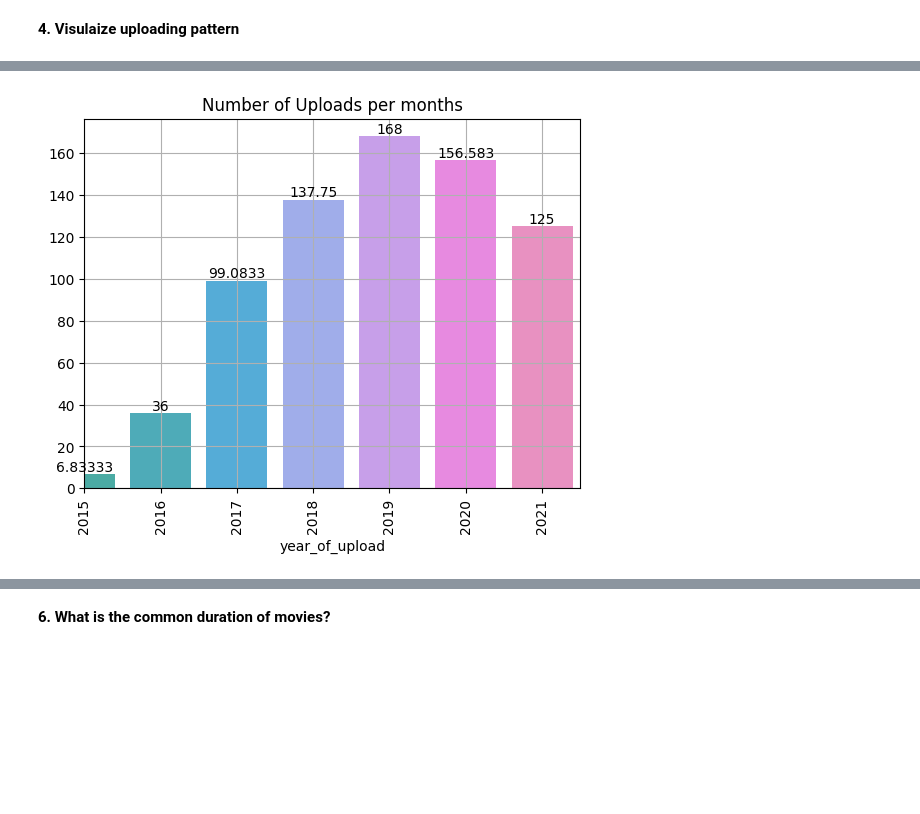
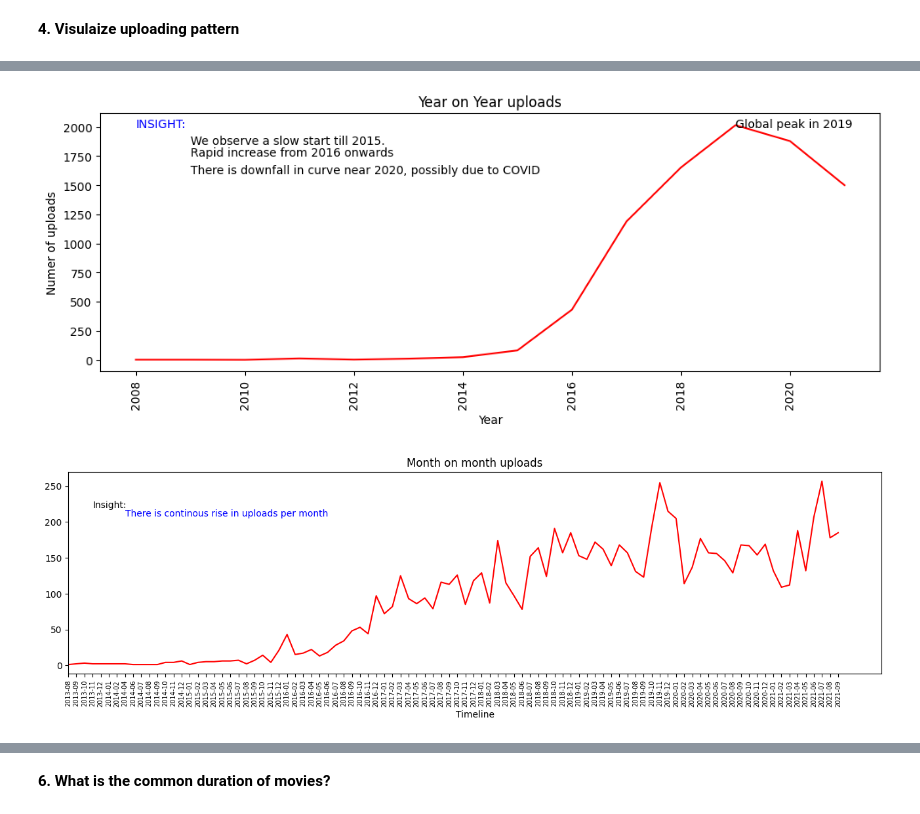
Before and after one commit to piyushmways/Decoding-OTT-plateform, a Jupyter notebook: OTT.ipynb, the cells around one changed output, grey strips where cells are left out. Cells and saved outputs as stored; diff of their text form; code cells hidden in the pictures; blank space fills up the shorter version.

```diff
--- a/OTT.ipynb
+++ b/OTT.ipynb
@@ -179,6 +192,10 @@ from datetime import datetime as dt
 ##The data type of date_added is str.
 #It will be better to convert it into datetime format
 df['date_added']=df['date_added'].astype('datetime64[ns]')
+
+
+df['month_of_upload']=df['date_added'].dt.month #creating year features
+df['year_of_upload']=df['date_added'].dt.year
 # %% [markdown]
 Note:
 1. date_added is imputed on basis of mode of corrosponding release year
@@ -434,16 +419,43 @@ plt.show()
 # %%
 df['month_of_upload']=df['date_added'].dt.month
 df['year_of_upload']=df['date_added'].dt.year
+# %%
+from datetime import datetime as dt
+df['month_year']=df['date_added'].dt.strftime("%Y-%m")
+# %%
+plt.figure(figsize=(12,4))
+upload_per_year=df.groupby(by=["year_of_upload"])['type'].count()
+
+
+y=sns.lineplot(y=upload_per_year.values,x=upload_per_year.index,color='red')
+plt.xticks(rotation=90)
+plt.title('Year on Year uploads')
+plt.xlabel('Year')
+plt.ylabel('Numer of uploads')
+plt.annotate('Global peak in 2019',xy=(2019,2000))
+plt.annotate('INSIGHT:',xy=(2008,2000),color='blue')
+plt.annotate('We observe a slow start till 2015.',xy=(2009,1850))
+plt.annotate('Rapid increase from 2016 onwards',xy=(2009,1750))
+plt.annotate('There is downfall in curve near 2020, possibly due to COVID',xy=(2009,1600))
+
+plt.show()
+# %% [output]
+[figure, added]
 # %%
-upload_per_month=df.groupby(by=['year_of_upload'])['type'].count()/12
+plt.figure(figsize=(16,4))
 
-x=sns.barplot(y=upload_per_month.values,x=upload_per_month.index)
-x.bar_label(x.containers[0])
+upload_per_month=df.groupby(by=['month_year'])['type'].count()
+x=sns.lineplot(y=upload_per_month.values,x=upload_per_month.index,color='red')
 plt.xticks(rotation=90)
-plt.xlim(left=7)
-plt.title('Number of Uploads per months')
+plt.xlim(left=12)
+plt.title('Month on month uploads')
+plt.xticks(fontsize=7)
+plt.xlabel('Timeline')
 
-plt.grid()
+#Annotations
+plt.annotate('Insight:',xy=(15,220))
+plt.annotate('There is continous rise in uploads per month',xy=(19,208),color='blue')
+
 plt.show()
 # %% [output]
-[figure, old version]
+[figure, new version]
```
Also changed, not shown: parts of 49 cells of this notebook.
